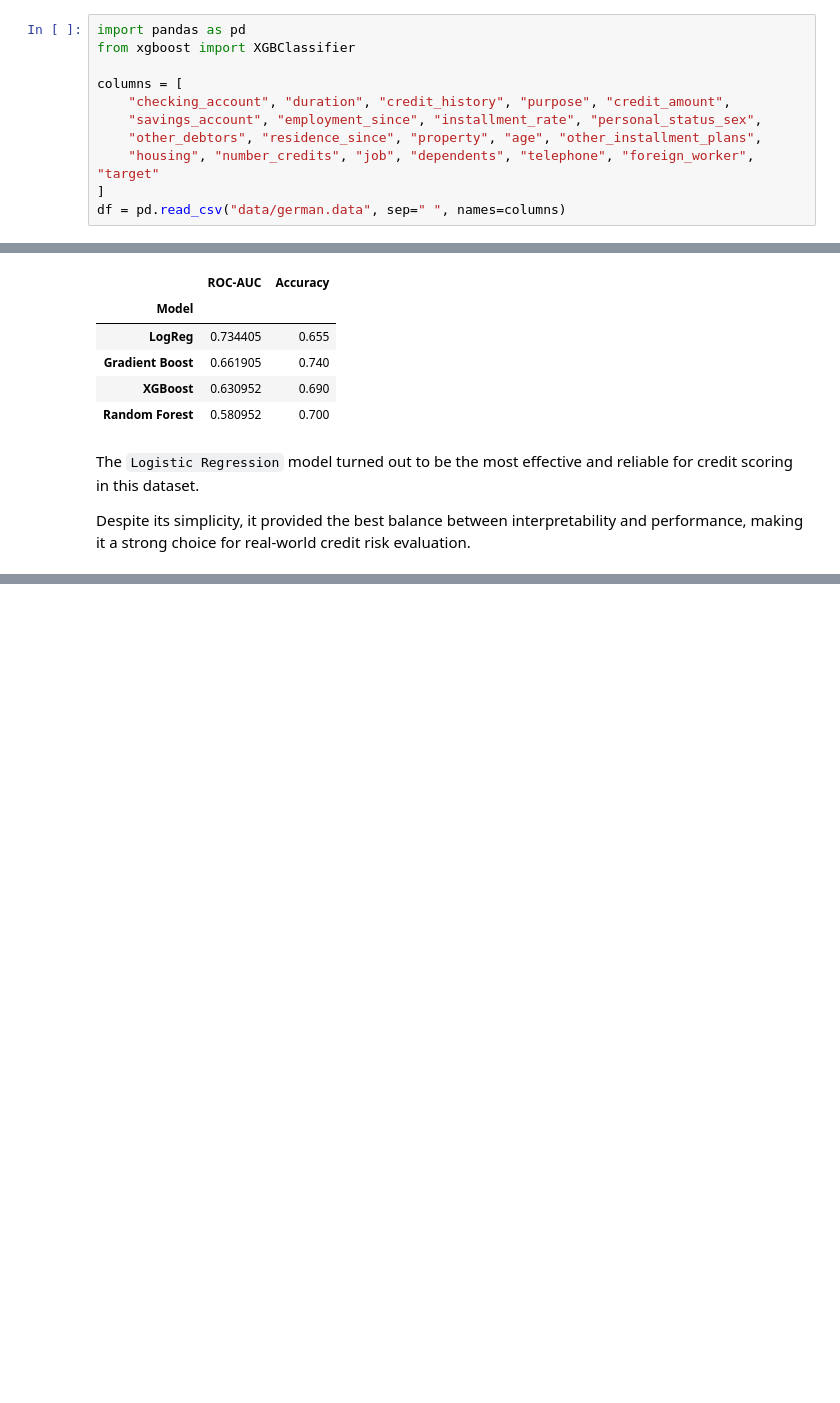
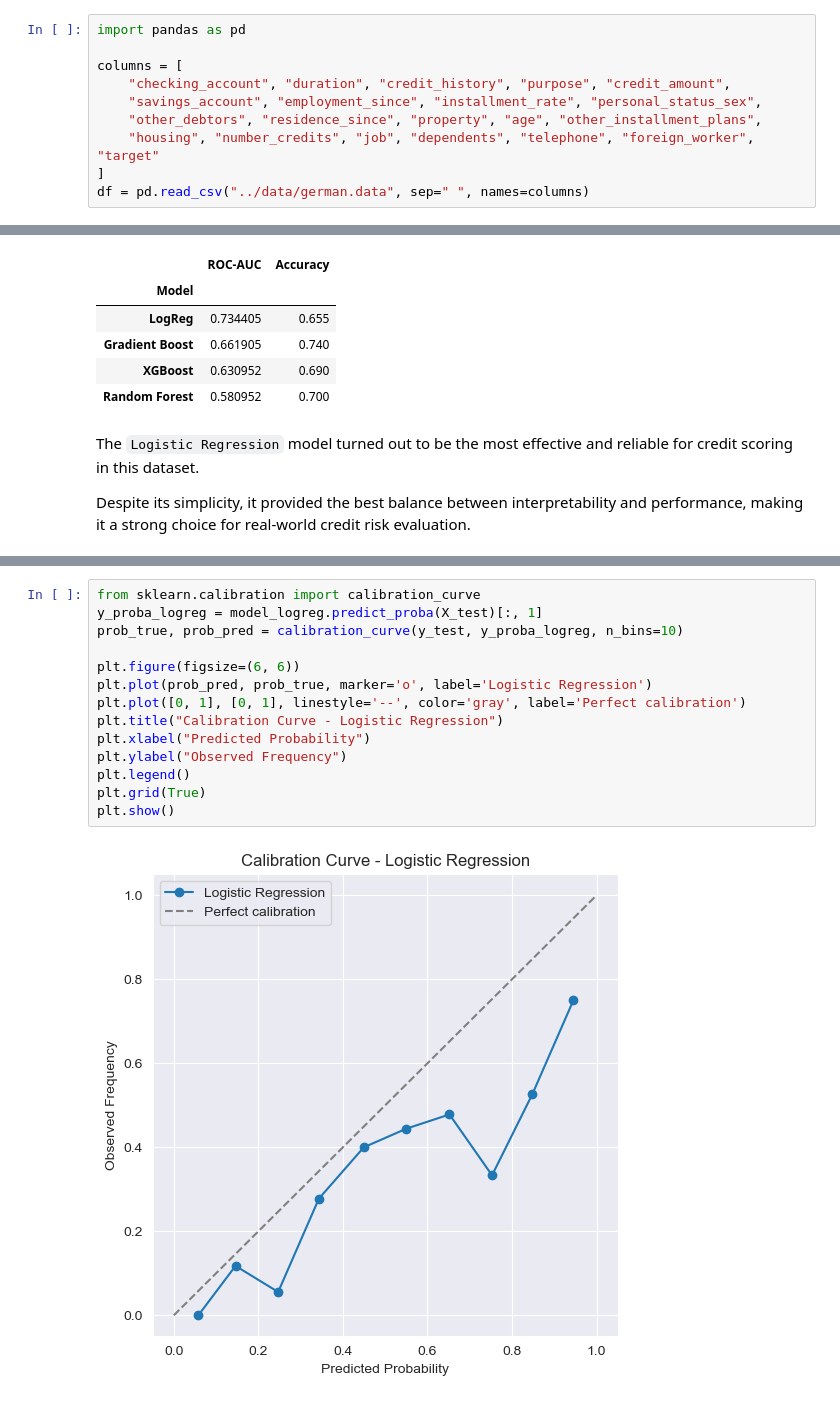
Before and after one commit to alek5nder/credit-risk-analyst-ml, a Jupyter notebook: src/index.ipynb, the cells around one changed output, grey strips where cells are left out. Saved outputs shown, nothing was run; the diff lists cells and outputs as text; blank space fills up the shorter version.

Commit message:
summaring my project, ploting proba from LR model

```diff
--- a/index.ipynb
+++ b/src/index.ipynb
@@ -15,7 +15,6 @@ This analysis includes data exploration, feature analysis, and a machine learnin
 The imported data comes from https://archive.ics.uci.edu/dataset/144/statlog+german+credit+data
 # %%
 import pandas as pd
-from xgboost import XGBClassifier
 
 columns = [
     "checking_account", "duration", "credit_history", "purpose", "credit_amount",
@@ -23,7 +22,7 @@ columns = [
     "other_debtors", "residence_since", "property", "age", "other_installment_plans",
     "housing", "number_credits", "job", "dependents", "telephone", "foreign_worker", "target"
 ]
-df = pd.read_csv("data/german.data", sep=" ", names=columns)
+df = pd.read_csv("../data/german.data", sep=" ", names=columns)
 # %%
 
 print(df.isnull().sum(), df.shape)
@@ -613,0 +618,16 @@ Despite its simplicity, it provided the best balance between interpretability an
+# %%
+from sklearn.calibration import calibration_curve
+y_proba_logreg = model_logreg.predict_proba(X_test)[:, 1]
+prob_true, prob_pred = calibration_curve(y_test, y_proba_logreg, n_bins=10)
+
+plt.figure(figsize=(6, 6))
+plt.plot(prob_pred, prob_true, marker='o', label='Logistic Regression')
+plt.plot([0, 1], [0, 1], linestyle='--', color='gray', label='Perfect calibration')
+plt.title("Calibration Curve - Logistic Regression")
+plt.xlabel("Predicted Probability")
+plt.ylabel("Observed Frequency")
+plt.legend()
+plt.grid(True)
+plt.show()
+# %% [output]
+[figure, added]
```
Also changed, not shown: parts of 13 cells of this notebook, 6 other files.
